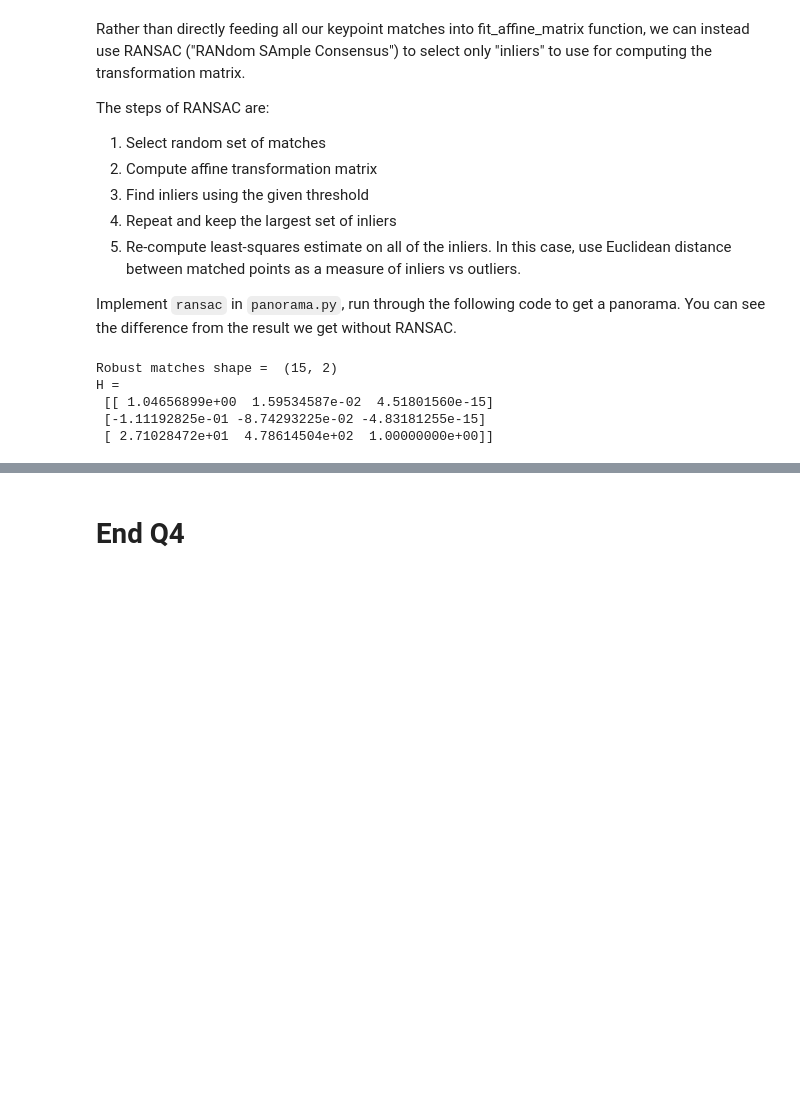
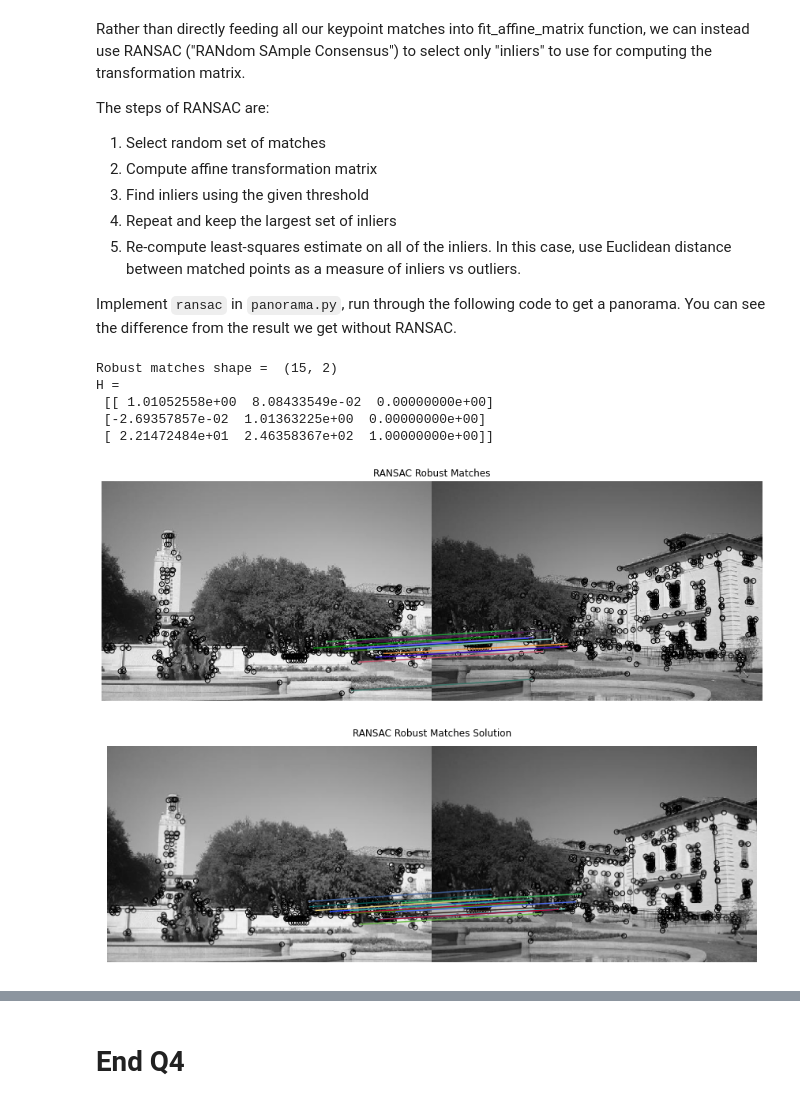
Before and after one commit to kwantlin/student-assignment-1, a Jupyter notebook: panorama.ipynb, the cells around one changed output, grey strips where cells are left out. Saved outputs shown, nothing was run; the diff lists cells and outputs as text; code cells hidden in the pictures; blank space fills up the shorter version.

```diff
--- a/panorama.ipynb
+++ b/panorama.ipynb
@@ -365,31 +358,33 @@ Implement `ransac` in `panorama.py`, run through the following code to get a pan
 # %%
 from panorama import ransac
 
 # Set seed to compare output against solution image
 np.random.seed(131)
 
-H, robust_matches = ransac(keypoints1, keypoints2, matches,threshold=1)
+H, robust_matches = ransac(keypoints1, keypoints2, matches, n_iters=200, threshold=1)
 print("Robust matches shape = ", robust_matches.shape)
 print("H = \n", H)
 
 # Visualize robust matches
 fig, ax = plt.subplots(1, 1, figsize=(15, 12))
 plot_matches(ax, img1, img2, keypoints1, keypoints2, robust_matches)
 plt.axis('off')
 plt.title('RANSAC Robust Matches')
 plt.show()
 
 plt.figure(figsize=(15,12))
 plt.imshow(io.imread('solution_ransac.png'))
 plt.axis('off')
 plt.title('RANSAC Robust Matches Solution')
 plt.show()
 # %% [output]
 Robust matches shape =  (15, 2)
 H =
- [[ 1.04656899e+00  1.59534587e-02  4.51801560e-15]
- [-1.11192825e-01 -8.74293225e-02 -4.83181255e-15]
- [ 2.71028472e+01  4.78614504e+02  1.00000000e+00]]
+ [[ 1.01052558e+00  8.08433549e-02  0.00000000e+00]
+ [-2.69357857e-02  1.01363225e+00  0.00000000e+00]
+ [ 2.21472484e+01  2.46358367e+02  1.00000000e+00]]
+[figure, added]
+[figure, added]
 # %%
 output_shape, offset = get_output_space(img1, [img2], [H])
 
```
Also changed, not shown: parts of 9 cells of this notebook, 2 other files.
